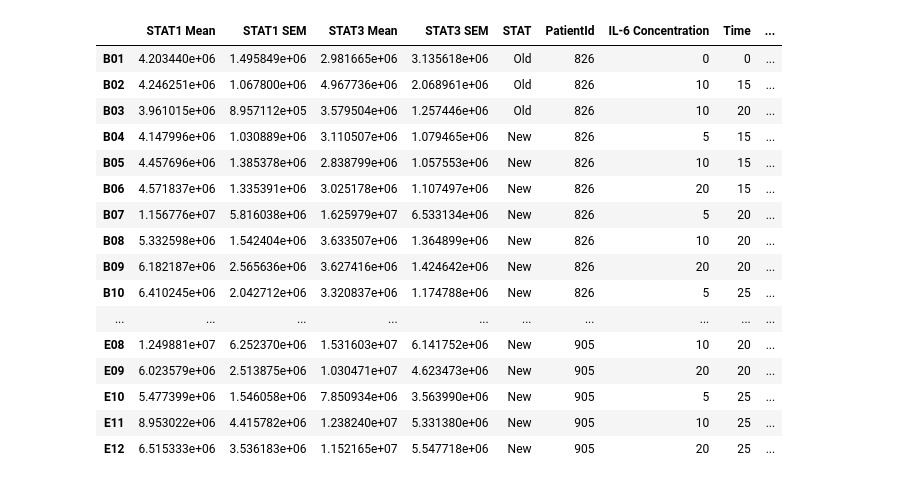
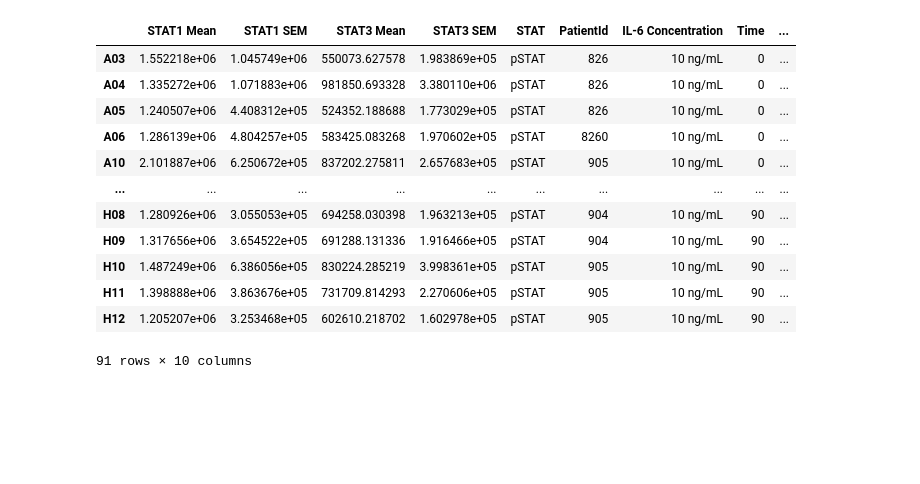
Before and after one commit to LarkinIt/visIF, a Jupyter notebook: code/hardcoded_visualization.ipynb, the cells around one changed output. Saved outputs shown, nothing was run; the diff lists cells and outputs as text; code cells hidden in the pictures; blank space fills up the shorter version.

```diff
--- a/code/hardcoded_visualization.ipynb
+++ b/code/hardcoded_visualization.ipynb
@@ -68,21 +68 @@ column_to_dosage = {
 }
-# %%
-import string
-alpha_dict = dict(zip(range(1,27), string.ascii_uppercase))
-full_fname = f"{data_dir}/Well.csv"
-select_cols = ["WellId", "Row", "Column", "ValidObjectCount"]
-df = pd.read_csv(full_fname, usecols=select_cols)
-print(df.head())
-df["PatientId"] = [row_to_patient[alpha_dict[x]] for x in df["Row"]]
-df["Replicate"] = [row_to_replicate[alpha_dict[x]] for x in df["Row"]]
-
-fig = plt.figure(figsize=(8,4), dpi=300)
-for i,pat in enumerate(df["PatientId"].unique()):
-	ax = fig.add_subplot(1,2,i+1)
-	select_df = df[df["PatientId"] == pat]
-	sns.barplot(x="Column", y="ValidObjectCount", hue="Replicate", data=select_df, ax=ax)
-	ax.set_title(f"Donor {pat}")
-	ax.set_xlabel("Row");
-	ax.set_ylabel("Valid Object Count");
-	ax.legend(title="Replicate")
-plt.tight_layout();
@@ -97,44 +69,49 @@ plt.tight_layout();
 # %%
 dfs = []
 for fname in if_data_files:
 	full_fname = f"{data_dir}/{fname}"
 	df = pd.read_csv(full_fname, usecols=columns)
 
 	stat1_means = df.groupby("WellId")["CircTotalIntenCh2"].mean()
 	stat1_sems = df.groupby("WellId")["CircTotalIntenCh2"].std()
 	stat3_means = df.groupby("WellId")["CircTotalIntenCh3"].mean()
 	stat3_sems = df.groupby("WellId")["CircTotalIntenCh3"].std()
 
 	stat_df = pd.concat([stat1_means, stat1_sems, stat3_means, stat3_sems], axis=1)
 	stat_df.columns = ["STAT1 Mean", "STAT1 SEM", "STAT3 Mean", "STAT3 SEM"]
 	stat_df.index = [x.strip() for x in stat_df.index]
 	# Assign various characteristics based on wells using the dictionaries above
 	rows = [x.strip()[0] for x in stat_df.index.values]
 	cols = [int(x.strip()[1:]) for x in stat_df.index.values]
 	stat_df["STAT"] = [column_to_stain[x] for x in cols]
-	stat_df["PatientId"] = [row_to_patient[x] for x in rows]
-	stat_df["IL-6 Concentration"] = [column_to_dosage[x] for x in cols]
-	stat_df["Time"] = [column_to_t_pts[x] for x in cols]
-	stat_df["Replicate"] = [row_to_replicate[x] for x in rows]
+	stat_df["PatientId"] = [column_to_patient[x] for x in cols]
+	stat_df["IL-6 Concentration"] = ["10 ng/mL" for x in cols]
+	stat_df["Time"] = [row_to_t_pts[x] for x in rows]
+	stat_df["Replicate"] = [column_to_replicate[x] for x in cols]
 	stat_df["Date"] = data_dir.split("/")[-1]
 	display(stat_df)
 	stat_df.to_csv(f"{data_dir.split('/')[-1]}.csv")
 	dfs.append(stat_df)
+
+patient_to_marker = {
+	617:"s",
+	626:"*",
+	813:"v",
+	826:"X",
+	904:"P",
+	905:"o"
+}
 # %% [output]
 |  | STAT1 Mean | STAT1 SEM | STAT3 Mean | STAT3 SEM | STAT | PatientId | IL-6 Concentration | Time | ... |
-| B01 | 4.203440e+06 | 1.495849e+06 | 2.981665e+06 | 3.135618e+06 | Old | 826 | 0 | 0 | ... |
-| B02 | 4.246251e+06 | 1.067800e+06 | 4.967736e+06 | 2.068961e+06 | Old | 826 | 10 | 15 | ... |
-| B03 | 3.961015e+06 | 8.957112e+05 | 3.579504e+06 | 1.257446e+06 | Old | 826 | 10 | 20 | ... |
-| B04 | 4.147996e+06 | 1.030889e+06 | 3.110507e+06 | 1.079465e+06 | New | 826 | 5 | 15 | ... |
-| B05 | 4.457696e+06 | 1.385378e+06 | 2.838799e+06 | 1.057553e+06 | New | 826 | 10 | 15 | ... |
-| B06 | 4.571837e+06 | 1.335391e+06 | 3.025178e+06 | 1.107497e+06 | New | 826 | 20 | 15 | ... |
-| B07 | 1.156776e+07 | 5.816038e+06 | 1.625979e+07 | 6.533134e+06 | New | 826 | 5 | 20 | ... |
-| B08 | 5.332598e+06 | 1.542404e+06 | 3.633507e+06 | 1.364899e+06 | New | 826 | 10 | 20 | ... |
-| B09 | 6.182187e+06 | 2.565636e+06 | 3.627416e+06 | 1.424642e+06 | New | 826 | 20 | 20 | ... |
-| B10 | 6.410245e+06 | 2.042712e+06 | 3.320837e+06 | 1.174788e+06 | New | 826 | 5 | 25 | ... |
+| A03 | 1.552218e+06 | 1.045749e+06 | 550073.627578 | 1.983869e+05 | pSTAT | 826 | 10 ng/mL | 0 | ... |
+| A04 | 1.335272e+06 | 1.071883e+06 | 981850.693328 | 3.380110e+06 | pSTAT | 826 | 10 ng/mL | 0 | ... |
+| A05 | 1.240507e+06 | 4.408312e+05 | 524352.188688 | 1.773029e+05 | pSTAT | 826 | 10 ng/mL | 0 | ... |
+| A06 | 1.286139e+06 | 4.804257e+05 | 583425.083268 | 1.970602e+05 | pSTAT | 8260 | 10 ng/mL | 0 | ... |
+| A10 | 2.101887e+06 | 6.250672e+05 | 837202.275811 | 2.657683e+05 | pSTAT | 905 | 10 ng/mL | 0 | ... |
 | ... | ... | ... | ... | ... | ... | ... | ... | ... | ... |
-| E08 | 1.249881e+07 | 6.252370e+06 | 1.531603e+07 | 6.141752e+06 | New | 905 | 10 | 20 | ... |
-| E09 | 6.023579e+06 | 2.513875e+06 | 1.030471e+07 | 4.623473e+06 | New | 905 | 20 | 20 | ... |
-| E10 | 5.477399e+06 | 1.546058e+06 | 7.850934e+06 | 3.563990e+06 | New | 905 | 5 | 25 | ... |
-| E11 | 8.953022e+06 | 4.415782e+06 | 1.238240e+07 | 5.331380e+06 | New | 905 | 10 | 25 | ... |
-| E12 | 6.515333e+06 | 3.536183e+06 | 1.152165e+07 | 5.547718e+06 | New | 905 | 20 | 25 | ... |
+| H08 | 1.280926e+06 | 3.055053e+05 | 694258.030398 | 1.963213e+05 | pSTAT | 904 | 10 ng/mL | 90 | ... |
+| H09 | 1.317656e+06 | 3.654522e+05 | 691288.131336 | 1.916466e+05 | pSTAT | 904 | 10 ng/mL | 90 | ... |
+| H10 | 1.487249e+06 | 6.386056e+05 | 830224.285219 | 3.998361e+05 | pSTAT | 905 | 10 ng/mL | 90 | ... |
+| H11 | 1.398888e+06 | 3.863676e+05 | 731709.814293 | 2.270606e+05 | pSTAT | 905 | 10 ng/mL | 90 | ... |
+| H12 | 1.205207e+06 | 3.253468e+05 | 602610.218702 | 1.602978e+05 | pSTAT | 905 | 10 ng/mL | 90 | ... |
+91 rows × 10 columns
```
Also changed, not shown: parts of 6 cells of this notebook.
